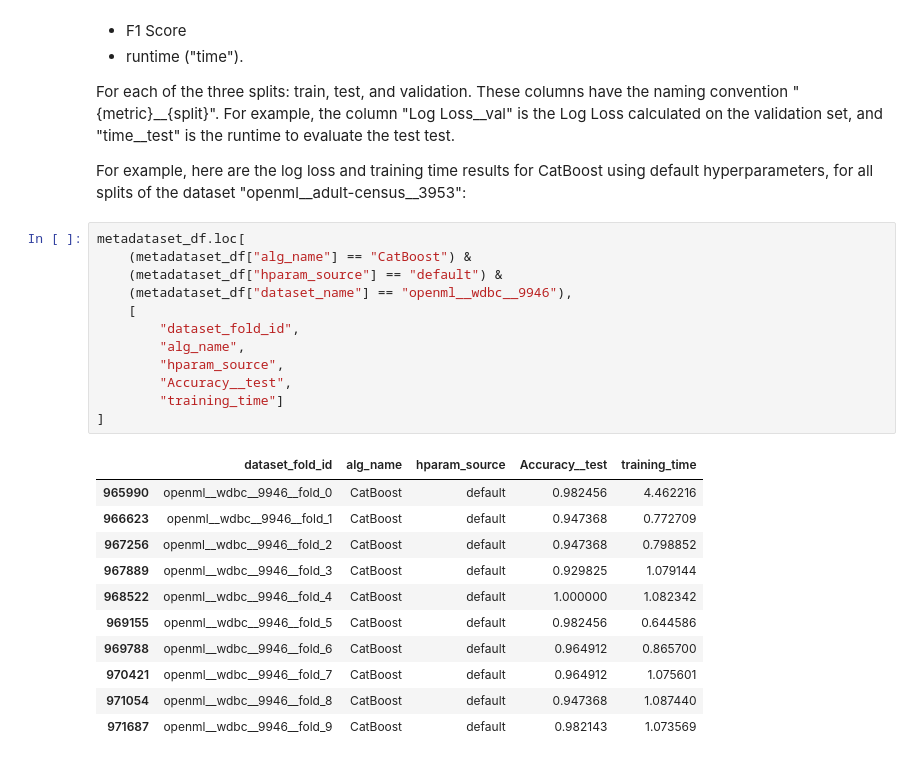
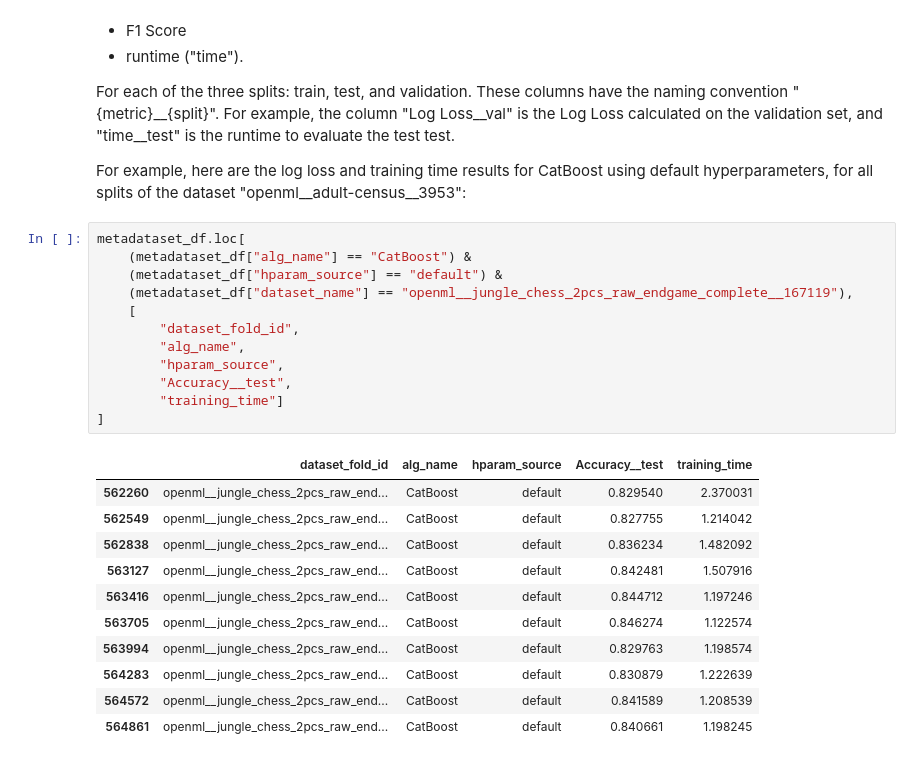
Before and after one commit to yzeng58/tabzilla, a Jupyter notebook: TabZilla/tutorials/analyze_metadataset.ipynb, the cells around one changed output. Saved outputs shown, nothing was run; the diff lists cells and outputs as text.

```diff
--- a/TabZilla/tutorials/analyze_metadataset.ipynb
+++ b/TabZilla/tutorials/analyze_metadataset.ipynb
@@ -38,24 +38,24 @@ For example, here are the log loss and training time results for CatBoost using
 # %%
 metadataset_df.loc[
     (metadataset_df["alg_name"] == "CatBoost") &
     (metadataset_df["hparam_source"] == "default") &
-    (metadataset_df["dataset_name"] == "openml__wdbc__9946"),
+    (metadataset_df["dataset_name"] == "openml__jungle_chess_2pcs_raw_endgame_complete__167119"),
     [
         "dataset_fold_id",
         "alg_name",
         "hparam_source",
         "Accuracy__test",
         "training_time"]
 ]
 # %% [output]
 |  | dataset_fold_id | alg_name | hparam_source | Accuracy__test | training_time |
-| 965990 | openml__wdbc__9946__fold_0 | CatBoost | default | 0.982456 | 4.462216 |
-| 966623 | openml__wdbc__9946__fold_1 | CatBoost | default | 0.947368 | 0.772709 |
-| 967256 | openml__wdbc__9946__fold_2 | CatBoost | default | 0.947368 | 0.798852 |
-| 967889 | openml__wdbc__9946__fold_3 | CatBoost | default | 0.929825 | 1.079144 |
-| 968522 | openml__wdbc__9946__fold_4 | CatBoost | default | 1.000000 | 1.082342 |
-| 969155 | openml__wdbc__9946__fold_5 | CatBoost | default | 0.982456 | 0.644586 |
-| 969788 | openml__wdbc__9946__fold_6 | CatBoost | default | 0.964912 | 0.865700 |
-| 970421 | openml__wdbc__9946__fold_7 | CatBoost | default | 0.964912 | 1.075601 |
-| 971054 | openml__wdbc__9946__fold_8 | CatBoost | default | 0.947368 | 1.087440 |
-| 971687 | openml__wdbc__9946__fold_9 | CatBoost | default | 0.982143 | 1.073569 |
+| 562260 | openml__jungle_chess_2pcs_raw_end... | CatBoost | default | 0.829540 | 2.370031 |
+| 562549 | openml__jungle_chess_2pcs_raw_end... | CatBoost | default | 0.827755 | 1.214042 |
+| 562838 | openml__jungle_chess_2pcs_raw_end... | CatBoost | default | 0.836234 | 1.482092 |
+| 563127 | openml__jungle_chess_2pcs_raw_end... | CatBoost | default | 0.842481 | 1.507916 |
+| 563416 | openml__jungle_chess_2pcs_raw_end... | CatBoost | default | 0.844712 | 1.197246 |
+| 563705 | openml__jungle_chess_2pcs_raw_end... | CatBoost | default | 0.846274 | 1.122574 |
+| 563994 | openml__jungle_chess_2pcs_raw_end... | CatBoost | default | 0.829763 | 1.198574 |
+| 564283 | openml__jungle_chess_2pcs_raw_end... | CatBoost | default | 0.830879 | 1.222639 |
+| 564572 | openml__jungle_chess_2pcs_raw_end... | CatBoost | default | 0.841589 | 1.208539 |
+| 564861 | openml__jungle_chess_2pcs_raw_end... | CatBoost | default | 0.840661 | 1.198245 |
```
Also changed, not shown: parts of 1 cell of this notebook, 41 other files.
